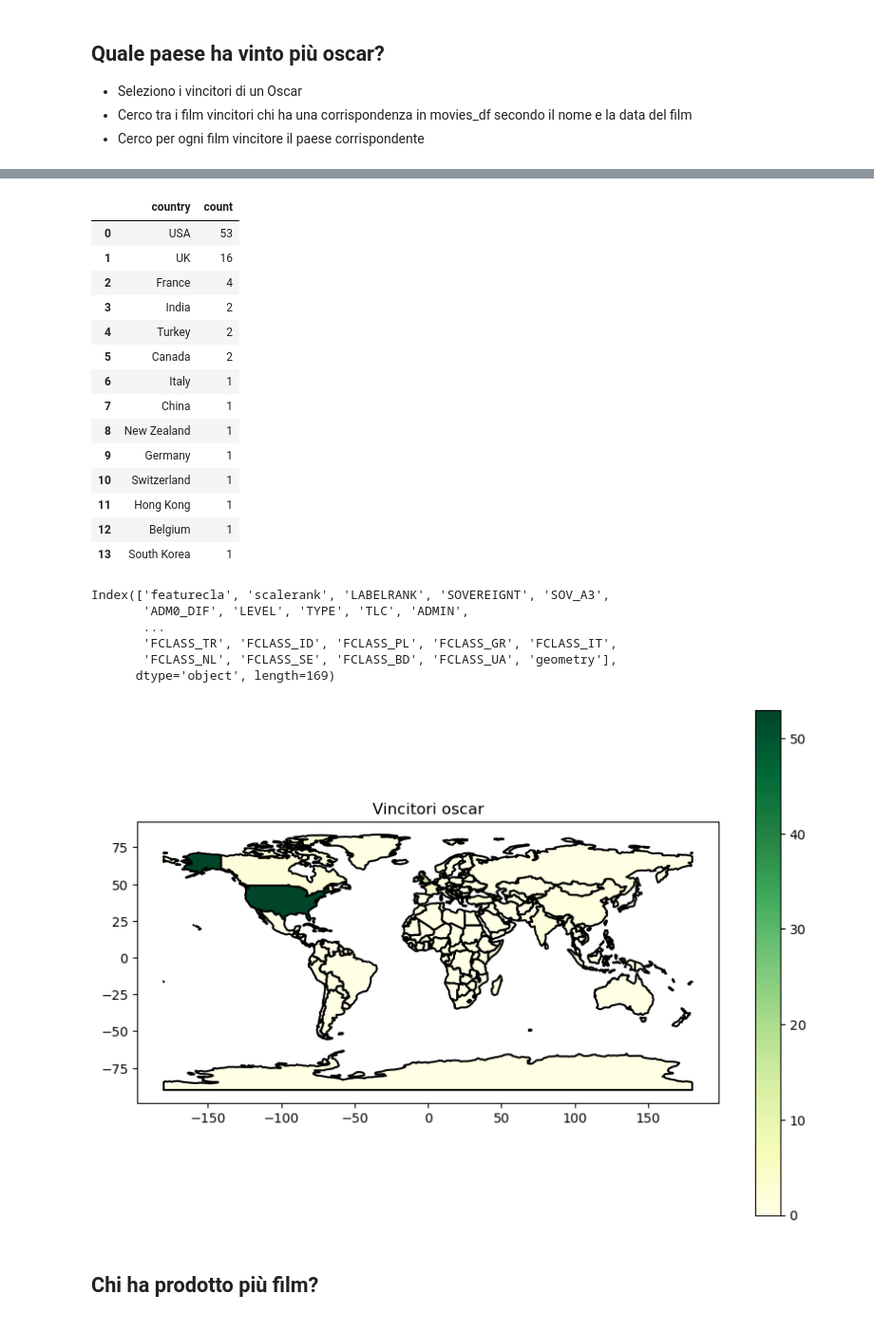
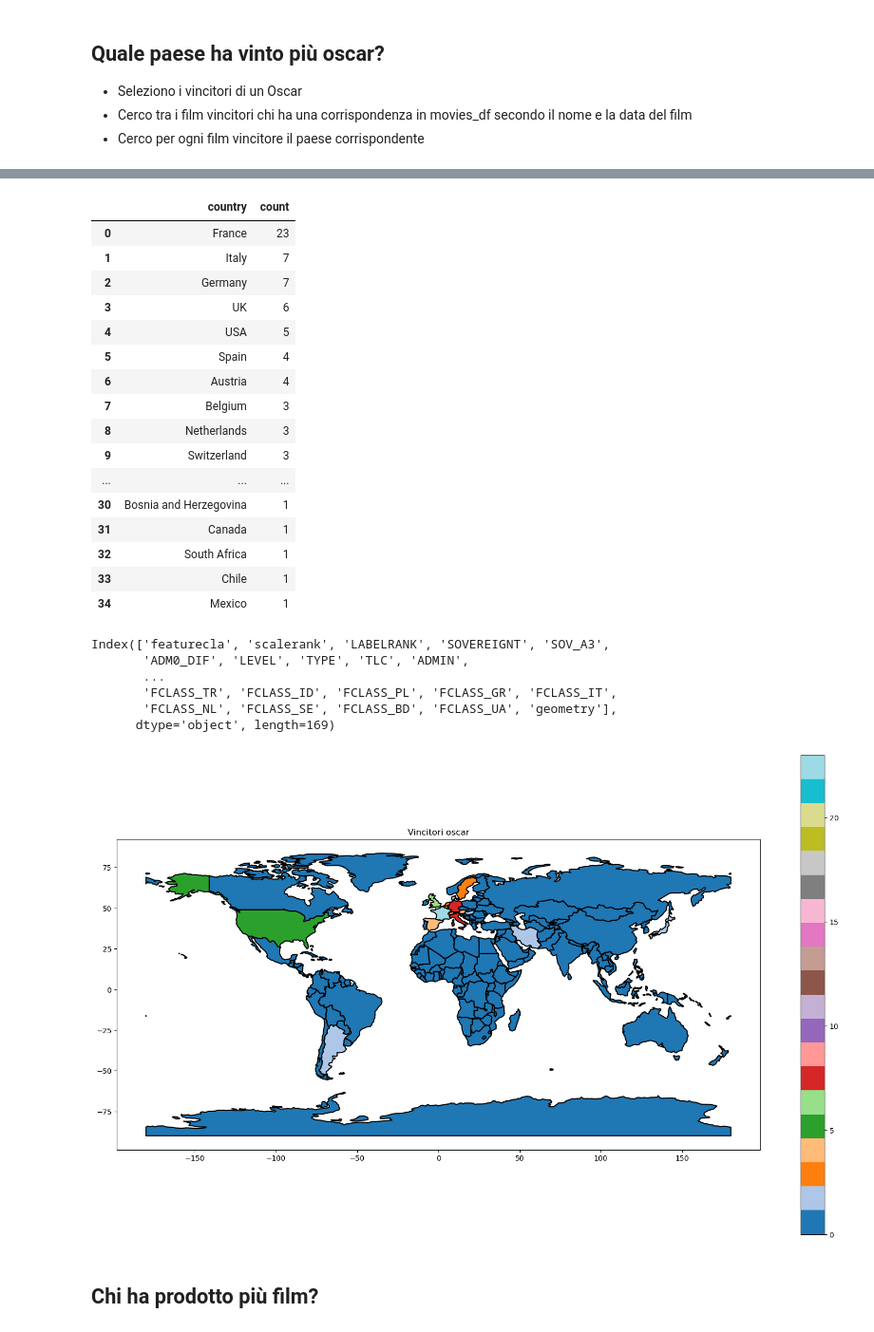
Before and after one commit to RasoFederico/ProgettoIUM-TWEB, a Jupyter notebook: Progetto_IUM/ProgettoIUM.ipynb, the cells around one changed output, grey strips where cells are left out. Shown: that part at 95% size. Saved outputs shown, nothing was run; the diff lists cells and outputs as text; code cells hidden in the pictures.

Commit message:
movies_df e oscar_df analizzati e ripuliti

```diff
--- a/Progetto_IUM/ProgettoIUM.ipynb
+++ b/Progetto_IUM/ProgettoIUM.ipynb
@@ -30,3 +39,9 @@ print(list(oscar_df['category'].unique()))
 # %%
-oscar_df
+movies_df = movies_df[['id','name','date','minute','rating']].copy()
+
+movies_df['date'] = pd.to_datetime(movies_df['date'], errors='coerce', format='%Y').fillna(pd.to_datetime(movies_df['date'],errors='coerce'))
+
+movies_df.rename(columns={'name':'film_name','date':'film_date'}, inplace=True)
+
+movies_df
 # %% [output]
@@ -78,0 +80,9 @@ print(num)
+# %%
+oscar_df = oscar_df[['year_film','year_ceremony','category','name','film','winner']].copy()
+
+oscar_df['year_film'] = pd.to_datetime(oscar_df['year_film'], errors='coerce', format='%Y').fillna(pd.to_datetime(oscar_df['year_film'],errors='coerce'))
+oscar_df['year_ceremony'] = pd.to_datetime(oscar_df['year_ceremony'], errors='coerce', format='%Y').fillna(pd.to_datetime(oscar_df['year_ceremony'],errors='coerce'))
+
+oscar_df.rename(columns={'year_film':'film_date','year_ceremony':'ceremony_date', 'name':'person_name','film':'film_name'}, inplace=True)
+
+oscar_df
@@ -82,7 +118,9 @@ print(num)
 * Cerco tra i film vincitori chi ha una corrispondenza in movies_df secondo il nome e la data del film
 * Cerco per ogni film vincitore il paese corrispondente
 # %%
-oscar_win_df=oscar_df.loc[(oscar_df['winner']==True) & (oscar_df['category']=='BEST PICTURE')]
+oscar_win_df = oscar_df.loc[
+    (oscar_df['winner'] == True) &
+    (oscar_df['category'].isin(['FOREIGN LANGUAGE FILM', 'SPECIAL FOREIGN LANGUAGE FILM AWARD', 'HONORARY FOREIGN LANGUAGE FILM AWARD']))]
 oscar_win_df
 # %% [output]
 |  | year_film | year_ceremony | ceremony | category | name | film | winner |
@@ -168,20 +206,22 @@ conteggi_df.columns = ['country', 'count']  # Rinomina le colonne
 conteggi_df
 # %% [output]
 |  | country | count |
-| 0 | USA | 53 |
-| 1 | UK | 16 |
-| 2 | France | 4 |
-| 3 | India | 2 |
-| 4 | Turkey | 2 |
-| 5 | Canada | 2 |
-| 6 | Italy | 1 |
-| 7 | China | 1 |
-| 8 | New Zealand | 1 |
-| 9 | Germany | 1 |
-| 10 | Switzerland | 1 |
-| 11 | Hong Kong | 1 |
-| 12 | Belgium | 1 |
-| 13 | South Korea | 1 |
+| 0 | France | 23 |
+| 1 | Italy | 7 |
+| 2 | Germany | 7 |
+| 3 | UK | 6 |
+| 4 | USA | 5 |
+| 5 | Spain | 4 |
+| 6 | Austria | 4 |
+| 7 | Belgium | 3 |
+| 8 | Netherlands | 3 |
+| 9 | Switzerland | 3 |
+| ... | ... | ... |
+| 30 | Bosnia and Herzegovina | 1 |
+| 31 | Canada | 1 |
+| 32 | South Africa | 1 |
+| 33 | Chile | 1 |
+| 34 | Mexico | 1 |
 # %%
 world = gpd.read_file(data_directory+'/countries/ne_110m_admin_0_countries.shp')
 print(world.columns)
@@ -199,12 +239,12 @@ conteggi_df['country'] = conteggi_df['country'].replace('UK','United Kingdom')
 merged = world.merge(conteggi_df,how='left',left_on='NAME',right_on='country')
 merged['count']=merged['count'].fillna(0)
 # %%
-fig, ax = plt.subplots(1, 1, figsize=(10, 7))
-merged.plot(column='count', ax=ax, legend=True,cmap='YlGn',edgecolor='black',linewidth=1.5, figsize=(15,10))
+fig, ax = plt.subplots(1, 1, figsize=(20, 12))
+merged.plot(column='count', ax=ax, legend=True,cmap='tab20',edgecolor='black',linewidth=1.5, figsize=(15,10))
 plt.title('Vincitori oscar')
 plt.show()
 # %% [output]
-[figure, old version]
+[figure, new version]
 # %% [markdown]
 ## Chi ha prodotto più film?
 # %% [markdown]
```
Also changed, not shown: parts of 16 cells of this notebook.
